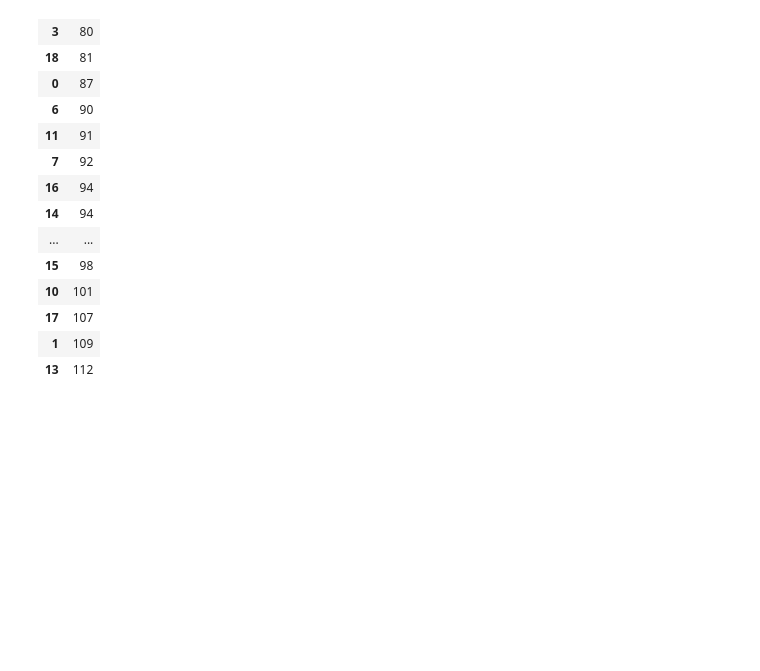
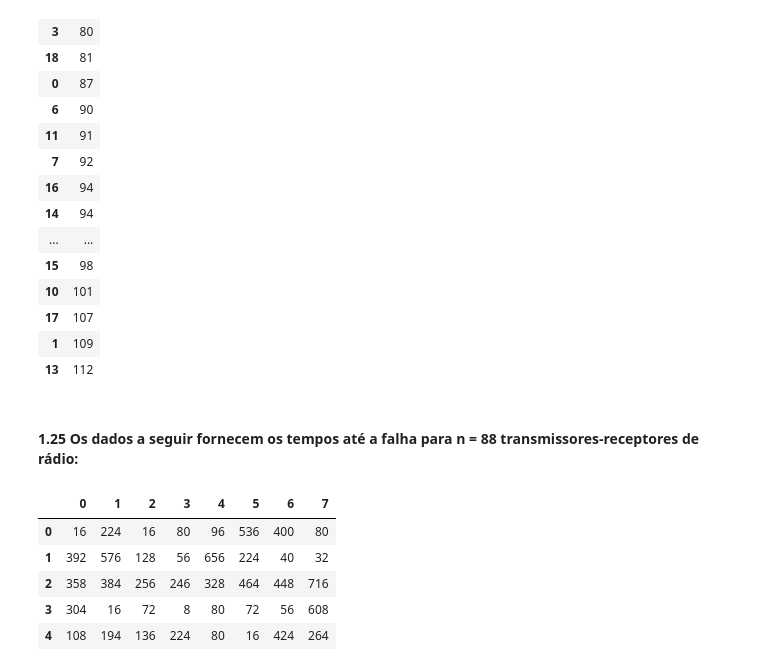
Before and after one commit to sanchesale3018/Data-Science-Postgrad-PUC-Minas, a Jupyter notebook: Estatistica/Execicios_Livro/Exer_cap_01.ipynb, the cells around one changed output. Saved outputs shown, nothing was run; the diff lists cells and outputs as text; code cells hidden in the pictures; blank space fills up the shorter version.

```diff
--- a/Estatistica/Execicios_Livro/Exer_cap_01.ipynb
+++ b/Estatistica/Execicios_Livro/Exer_cap_01.ipynb
@@ -463,3 +463,20 @@ frequencia.sort_values(0)
 | 17 | 107 |
 | 1 | 109 |
 | 13 | 112 |
+# %% [markdown]
+#### 1.25 Os dados a seguir fornecem os tempos até a falha para n = 88 transmissores-receptores de rádio:
+# %%
+import pandas as pd
+import matplotlib.pyplot as plt
+
+# Lê os dados tabulares armazenados no seu "Ctrl+C"
+tempos_falha = pd.read_clipboard(header=None)
+
+display(tempos_falha.head())
+# %% [output]
+|  | 0 | 1 | 2 | 3 | 4 | 5 | 6 | 7 |
+| 0 | 16 | 224 | 16 | 80 | 96 | 536 | 400 | 80 |
+| 1 | 392 | 576 | 128 | 56 | 656 | 224 | 40 | 32 |
+| 2 | 358 | 384 | 256 | 246 | 328 | 464 | 448 | 716 |
+| 3 | 304 | 16 | 72 | 8 | 80 | 72 | 56 | 608 |
+| 4 | 108 | 194 | 136 | 224 | 80 | 16 | 424 | 264 |
```
Also changed, not shown: parts of 10 cells of this notebook, 2 other files.
